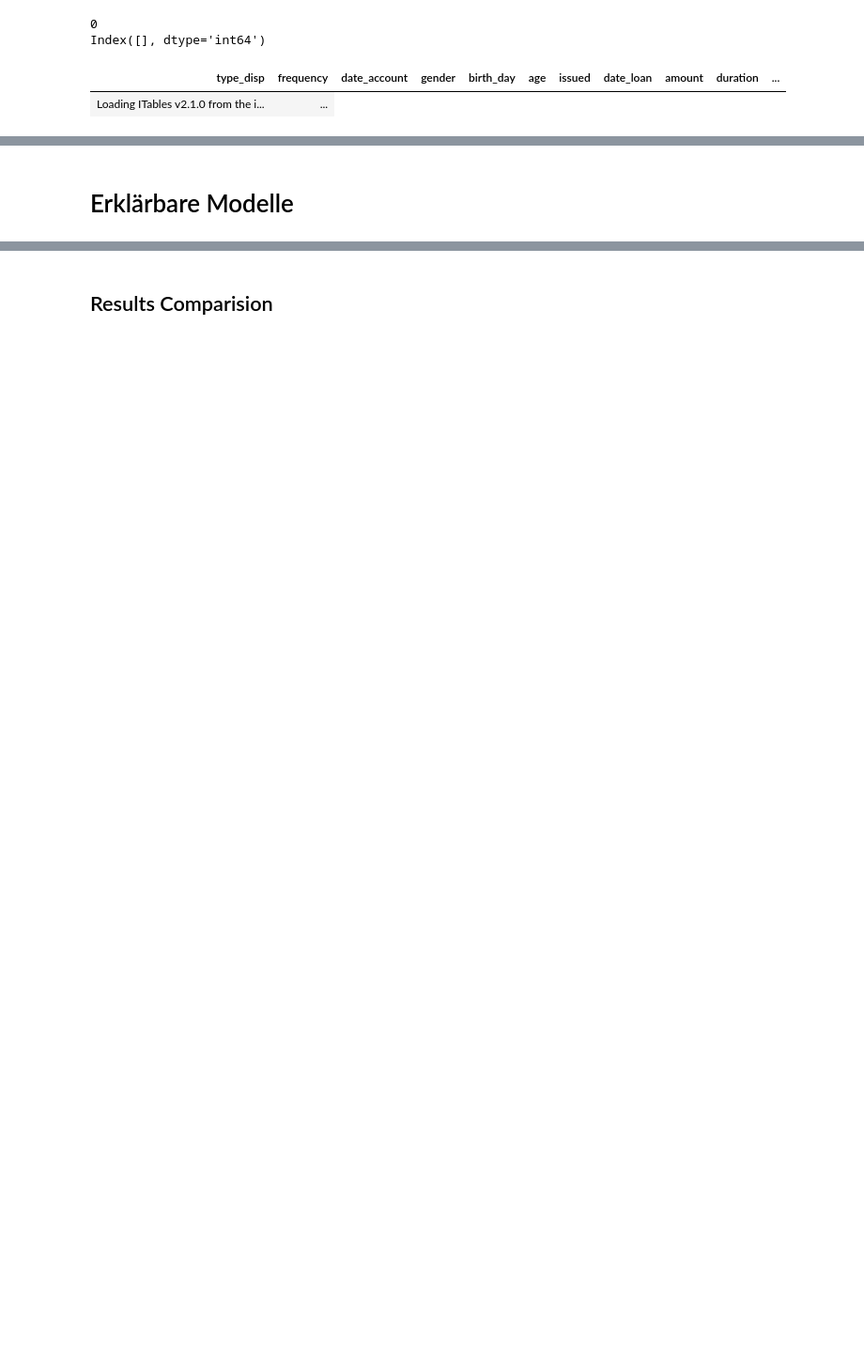
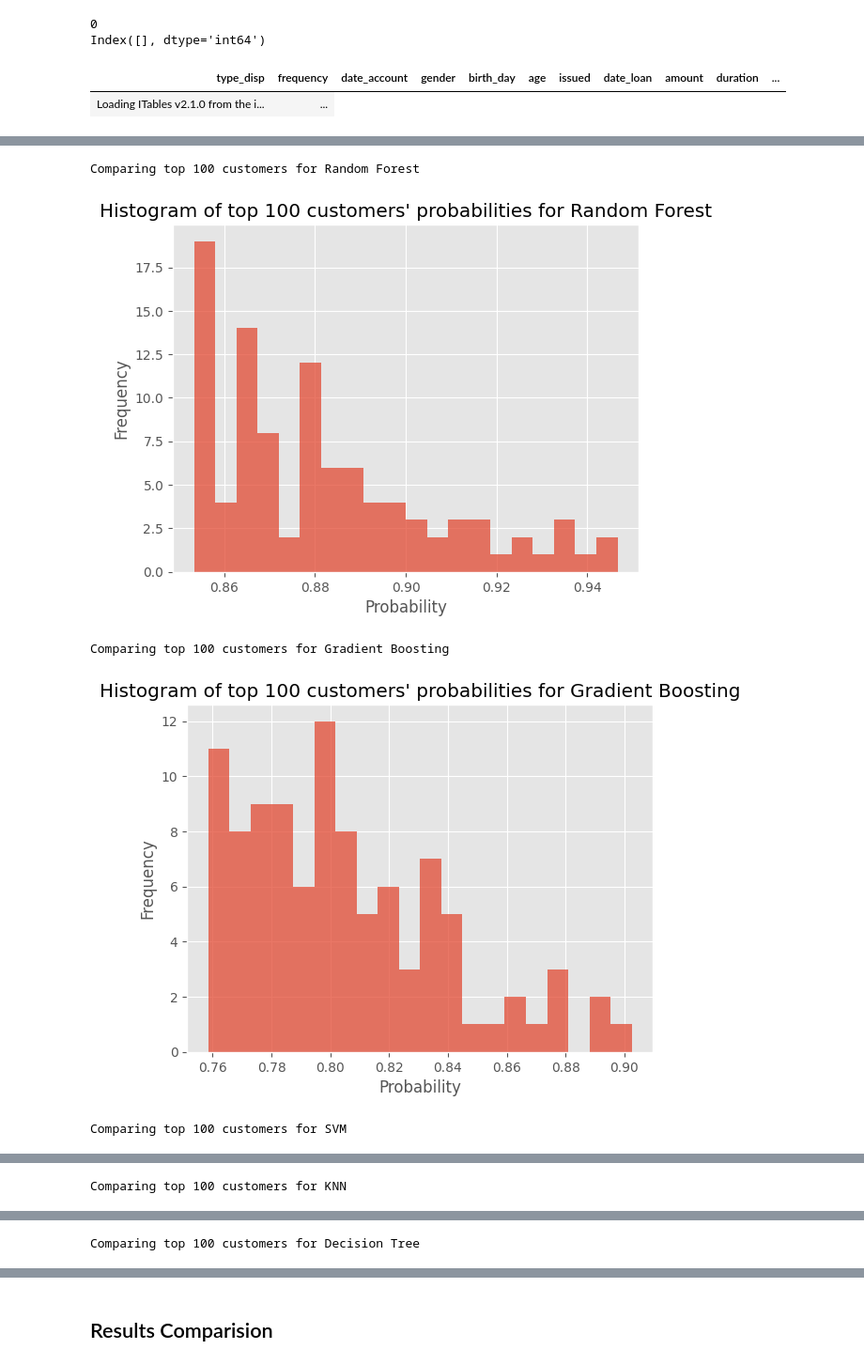
Before and after one commit to etiiiR/fhnw_aml, a Jupyter notebook: AML_MC.ipynb, the cells around one changed output, grey strips where cells are left out. Shown at 94% size. Drawn from its saved outputs; the diff is of its cells as text; code cells hidden in the pictures; blank space fills up the shorter version.

```diff
--- a/AML_MC.ipynb
+++ b/AML_MC.ipynb
@@ -2063,2 +2072,0 @@ AdaBoost: MCC = 0.39
-# %% [markdown]
-# Erklärbare Modelle
@@ -2072,0 +2073,10 @@ AdaBoost: MCC = 0.39
+# %%
+# compare top n customers for all models
+for model_name in models.keys():
+    evaluator_models.compare_top_n_customers(model_name, n=100)
+# %% [output]
+Comparing top 100 customers for Random Forest
+[figure, added]
+Comparing top 100 customers for Gradient Boosting
+[figure, added]
+Comparing top 100 customers for SVM
@@ -2072,0 +2084 @@ AdaBoost: MCC = 0.39
+Comparing top 100 customers for KNN
@@ -2072,0 +2086 @@ AdaBoost: MCC = 0.39
+Comparing top 100 customers for Decision Tree
```
Also changed, not shown: parts of 18 cells of this notebook, 22 other files.
